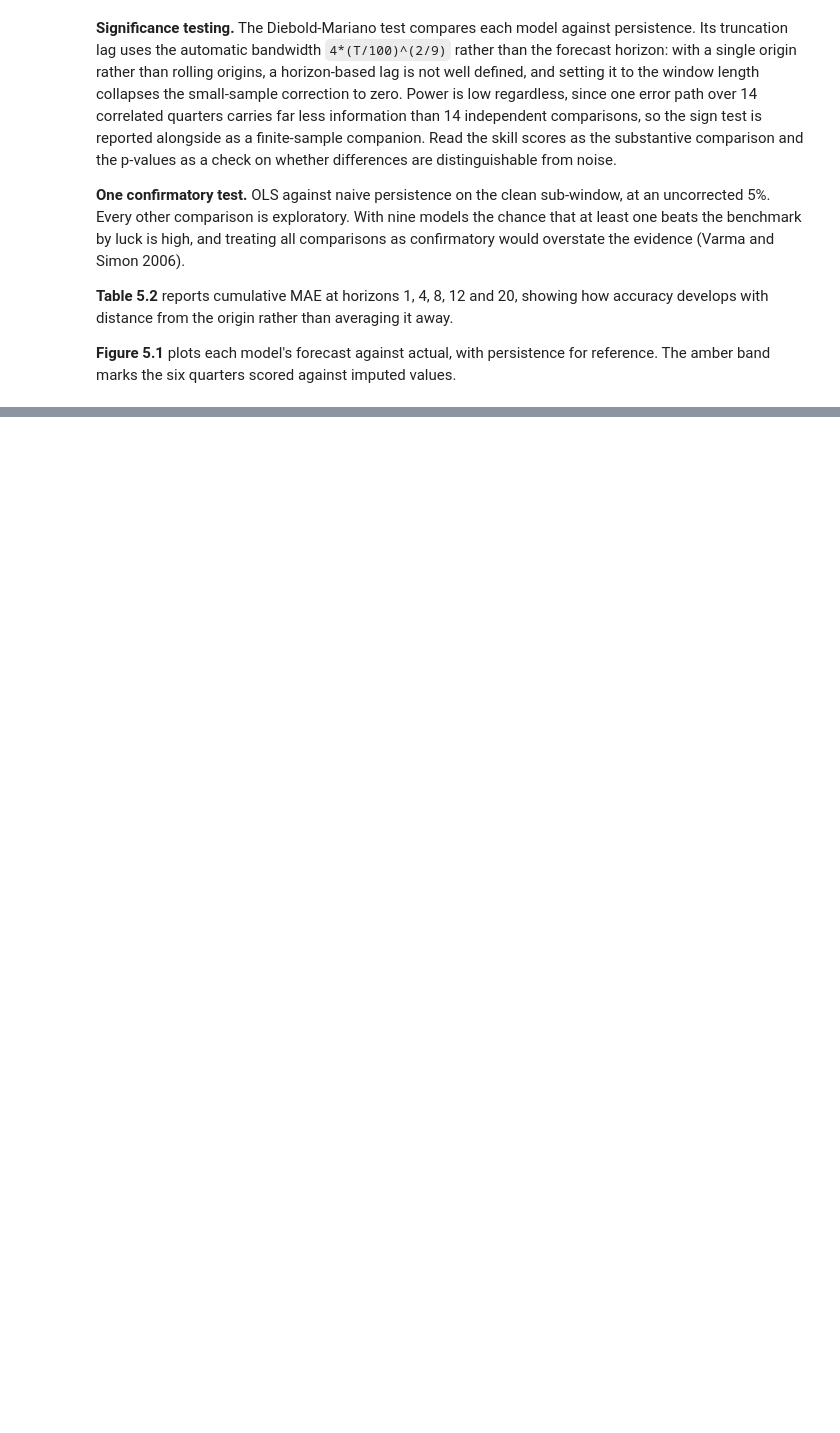
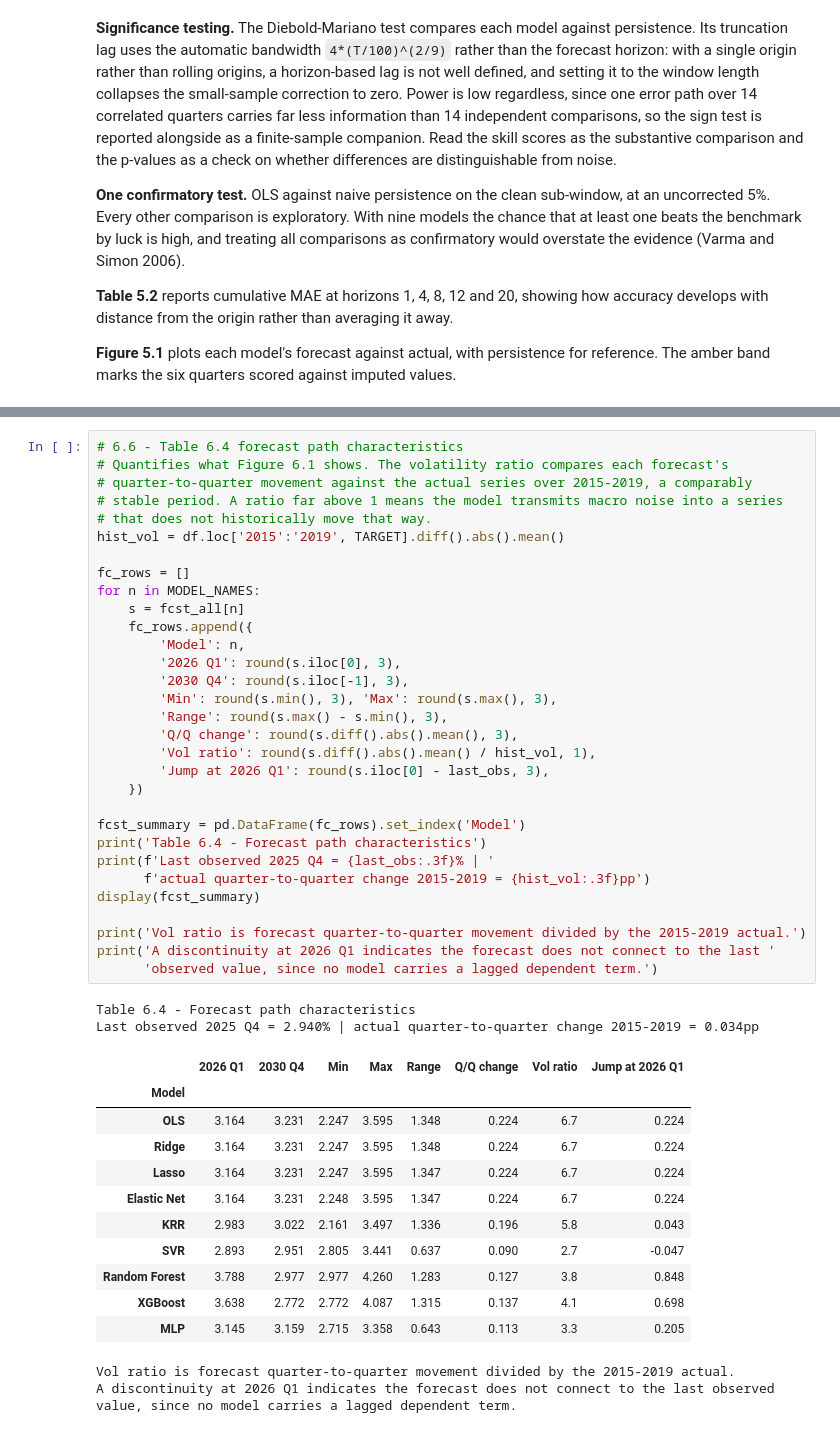
Before and after one commit to hogandan85/ST-498, a Jupyter notebook: Code/03b_Stage2_ML.ipynb, the cells around one changed output, grey strips where cells are left out. Saved outputs shown, nothing was run; the diff lists cells and outputs as text; blank space fills up the shorter version.

```diff
--- a/Code/03b_Stage2_ML.ipynb
+++ b/Code/03b_Stage2_ML.ipynb
@@ -1635,0 +2010,47 @@ print(f'shap {shap.__version__}')
+# %%
+# 6.6 - Table 6.4 forecast path characteristics
+# Quantifies what Figure 6.1 shows. The volatility ratio compares each forecast's
+# quarter-to-quarter movement against the actual series over 2015-2019, a comparably
+# stable period. A ratio far above 1 means the model transmits macro noise into a series
+# that does not historically move that way.
+hist_vol = df.loc['2015':'2019', TARGET].diff().abs().mean()
+
+fc_rows = []
+for n in MODEL_NAMES:
+    s = fcst_all[n]
+    fc_rows.append({
+        'Model': n,
+        '2026 Q1': round(s.iloc[0], 3),
+        '2030 Q4': round(s.iloc[-1], 3),
+        'Min': round(s.min(), 3), 'Max': round(s.max(), 3),
+        'Range': round(s.max() - s.min(), 3),
+        'Q/Q change': round(s.diff().abs().mean(), 3),
+        'Vol ratio': round(s.diff().abs().mean() / hist_vol, 1),
+        'Jump at 2026 Q1': round(s.iloc[0] - last_obs, 3),
+    })
+
+fcst_summary = pd.DataFrame(fc_rows).set_index('Model')
+print('Table 6.4 - Forecast path characteristics')
+print(f'Last observed 2025 Q4 = {last_obs:.3f}% | '
+      f'actual quarter-to-quarter change 2015-2019 = {hist_vol:.3f}pp')
+display(fcst_summary)
+
+print('Vol ratio is forecast quarter-to-quarter movement divided by the 2015-2019 actual.')
+print('A discontinuity at 2026 Q1 indicates the forecast does not connect to the last '
+      'observed value, since no model carries a lagged dependent term.')
+# %% [output]
+Table 6.4 - Forecast path characteristics
+Last observed 2025 Q4 = 2.940% | actual quarter-to-quarter change 2015-2019 = 0.034pp
+|  | 2026 Q1 | 2030 Q4 | Min | Max | Range | Q/Q change | Vol ratio | Jump at 2026 Q1 |
+| Model |  |  |  |  |  |  |  |  |
+| OLS | 3.164 | 3.231 | 2.247 | 3.595 | 1.348 | 0.224 | 6.7 | 0.224 |
+| Ridge | 3.164 | 3.231 | 2.247 | 3.595 | 1.348 | 0.224 | 6.7 | 0.224 |
+| Lasso | 3.164 | 3.231 | 2.247 | 3.595 | 1.347 | 0.224 | 6.7 | 0.224 |
+| Elastic Net | 3.164 | 3.231 | 2.248 | 3.595 | 1.347 | 0.224 | 6.7 | 0.224 |
+| KRR | 2.983 | 3.022 | 2.161 | 3.497 | 1.336 | 0.196 | 5.8 | 0.043 |
+| SVR | 2.893 | 2.951 | 2.805 | 3.441 | 0.637 | 0.090 | 2.7 | -0.047 |
+| Random Forest | 3.788 | 2.977 | 2.977 | 4.260 | 1.283 | 0.127 | 3.8 | 0.848 |
+| XGBoost | 3.638 | 2.772 | 2.772 | 4.087 | 1.315 | 0.137 | 4.1 | 0.698 |
+| MLP | 3.145 | 3.159 | 2.715 | 3.358 | 0.643 | 0.113 | 3.3 | 0.205 |
+Vol ratio is forecast quarter-to-quarter movement divided by the 2015-2019 actual.
+A discontinuity at 2026 Q1 indicates the forecast does not connect to the last observed value, since no model carries a lagged dependent term.
```
Also changed, not shown: parts of 60 cells of this notebook.
